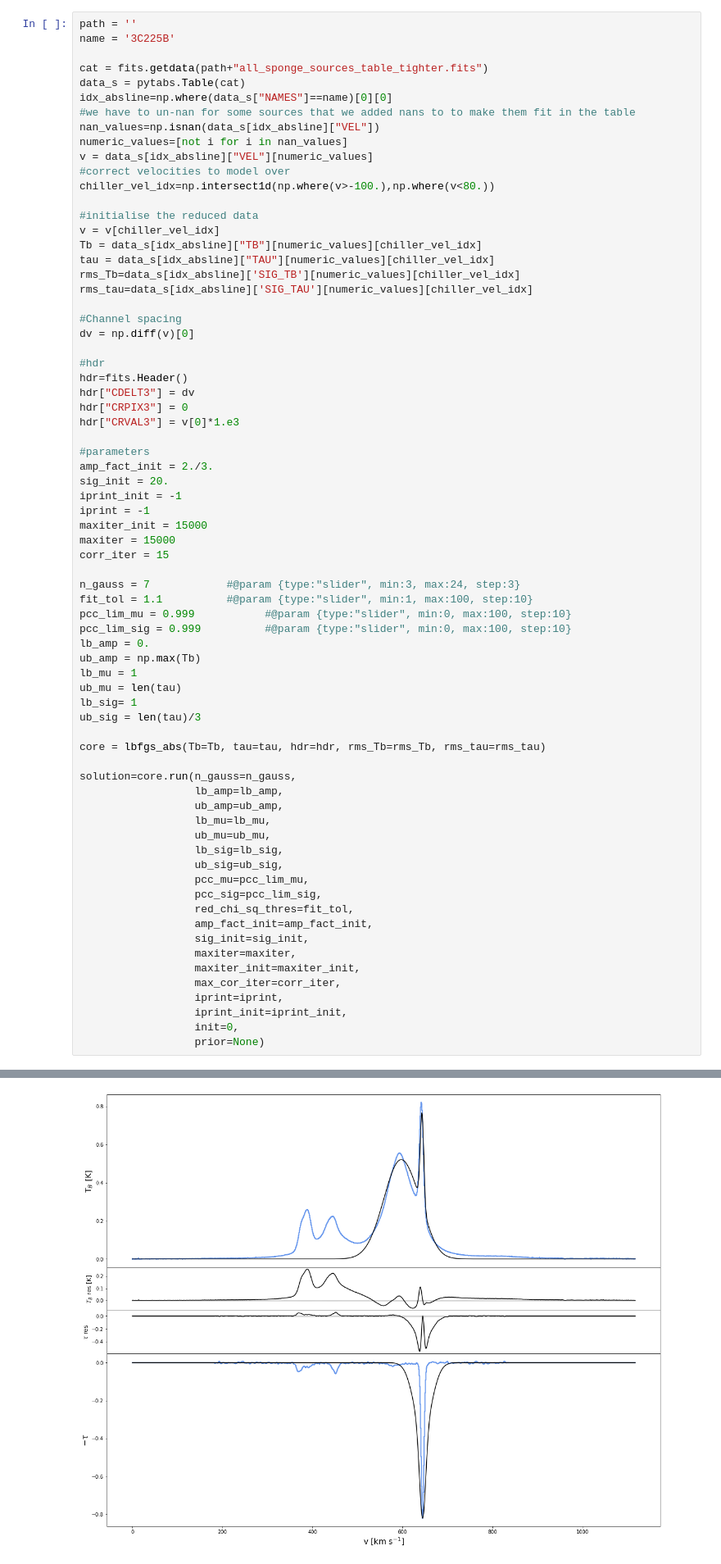
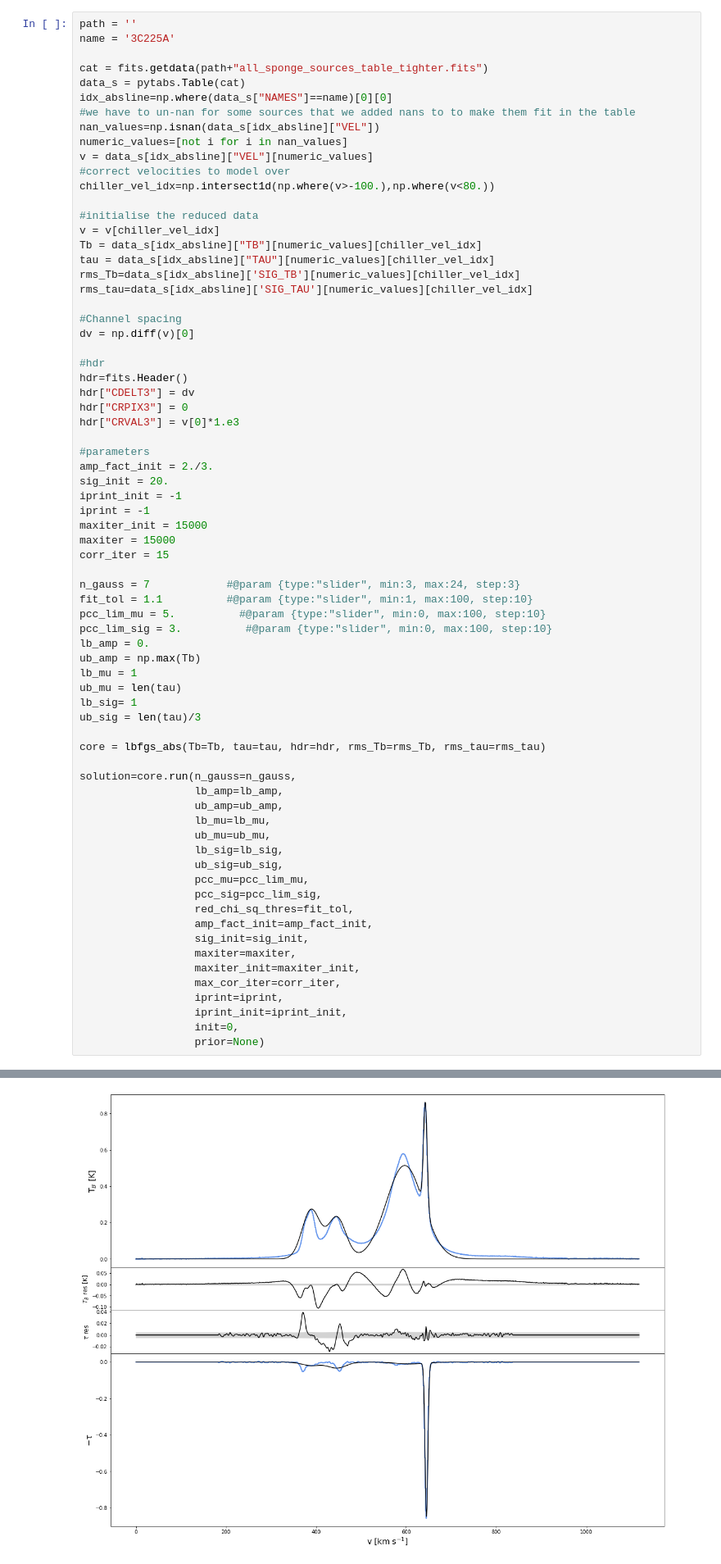
Before and after one commit to FrancesBW/SPARK_development, a Jupyter notebook: Iterative_self_correcting_SPARK_testing_notebook.ipynb, the cells around one changed output, grey strips where cells are left out. Shown at 82% size. Cells and saved outputs as stored; diff of their text form.

```diff
--- a/Iterative_self_correcting_SPARK_testing_notebook.ipynb
+++ b/Iterative_self_correcting_SPARK_testing_notebook.ipynb
@@ -25,7 +25,7 @@ os.chdir('../../../')
 ### Running the algorithm and plotting output
 # %%
 path = ''
-name = '3C225B'
+name = '3C225A'
 
 cat = fits.getdata(path+"all_sponge_sources_table_tighter.fits")
 data_s = pytabs.Table(cat)
@@ -64,8 +64,8 @@ corr_iter = 15
 
 n_gauss = 7            #@param {type:"slider", min:3, max:24, step:3}
 fit_tol = 1.1          #@param {type:"slider", min:1, max:100, step:10}
-pcc_lim_mu = 0.999           #@param {type:"slider", min:0, max:100, step:10}
-pcc_lim_sig = 0.999          #@param {type:"slider", min:0, max:100, step:10}
+pcc_lim_mu = 5.          #@param {type:"slider", min:0, max:100, step:10}
+pcc_lim_sig = 3.          #@param {type:"slider", min:0, max:100, step:10}
 lb_amp = 0.
 ub_amp = np.max(Tb)
 lb_mu = 1
@@ -168,6 +166,6 @@ The J value of this guess is:. 2032406.5407800176
 No improvement found, exiting correction stage
 a loop in the while
-[figure, old version]
+[figure, new version]
 Optimising for 5 gaussians
 **********************************************
 Parameters prior to optimisation lbfgs
```
Also changed, not shown: parts of 8 cells of this notebook.
